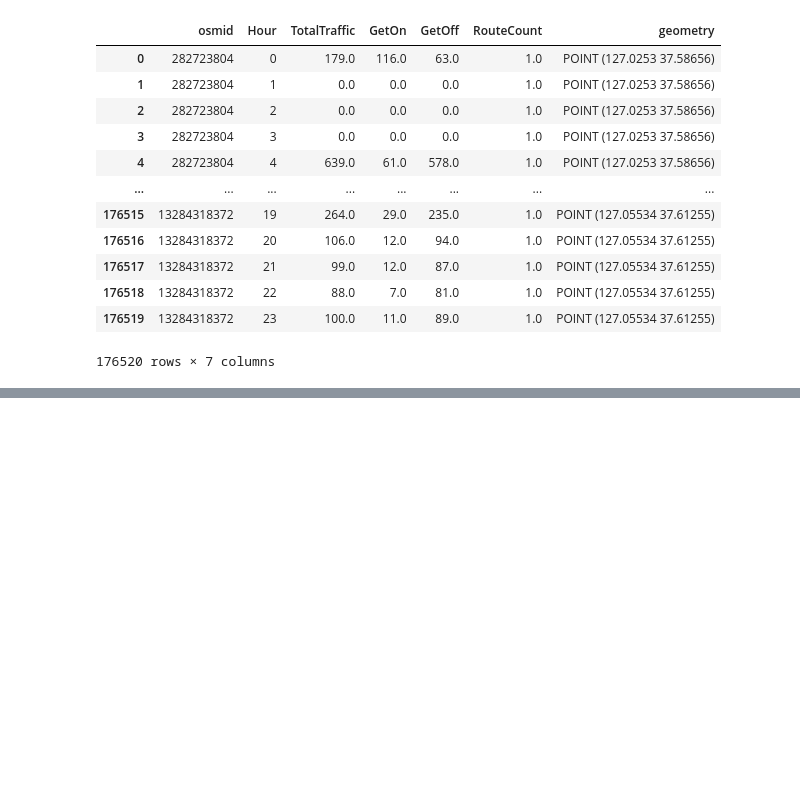
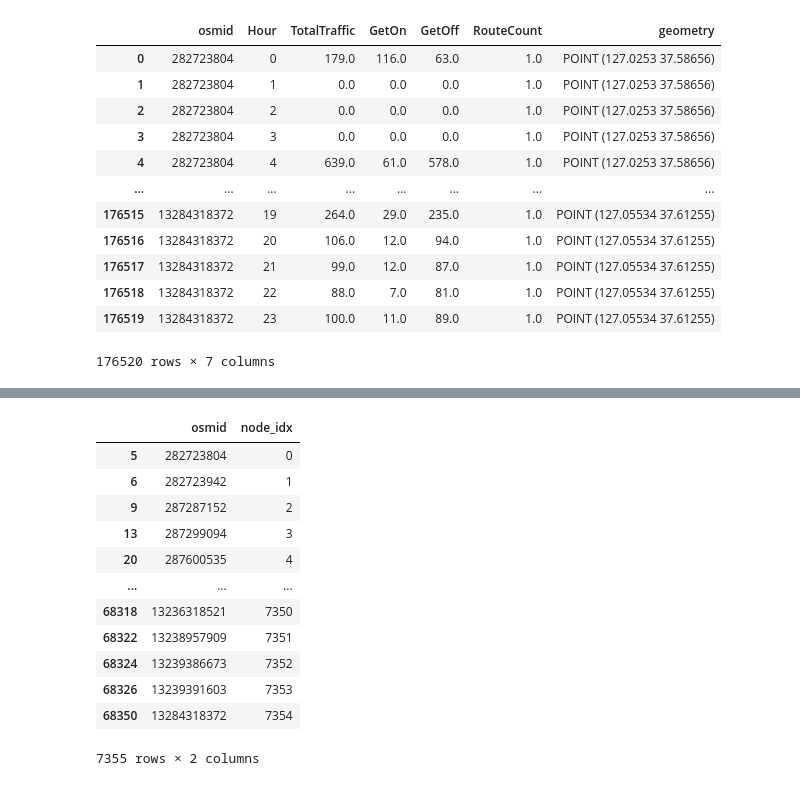
Before and after one commit to JunHyeok-Cha/AST-GCN, a Jupyter notebook: eda.ipynb, the cells around one changed output, grey strips where cells are left out. Cells and saved outputs as stored; diff of their text form; code cells hidden in the pictures; blank space fills up the shorter version.

```diff
--- a/eda.ipynb
+++ b/eda.ipynb
@@ -276,0 +289,23 @@ findfont: Font family 'MalgunGothic' not found.
+# %%
+nodes_gdf["osmid"] = nodes_gdf["osmid"].astype(int)
+
+# 그래프에 실제로 쓸 노드만 필터링
+nodes_gdf = nodes_gdf[nodes_gdf["osmid"].isin(valid_nodes)].copy()
+
+nodes_gdf["node_idx"] = nodes_gdf["osmid"].map(node2idx)
+
+nodes_gdf[["osmid","node_idx"]]
+# %% [output]
+|  | osmid | node_idx |
+| 5 | 282723804 | 0 |
+| 6 | 282723942 | 1 |
+| 9 | 287287152 | 2 |
+| 13 | 287299094 | 3 |
+| 20 | 287600535 | 4 |
+| ... | ... | ... |
+| 68318 | 13236318521 | 7350 |
+| 68322 | 13238957909 | 7351 |
+| 68324 | 13239386673 | 7352 |
+| 68326 | 13239391603 | 7353 |
+| 68350 | 13284318372 | 7354 |
+7355 rows × 2 columns
```
Also changed, not shown: parts of 17 cells of this notebook, 3 other files.
